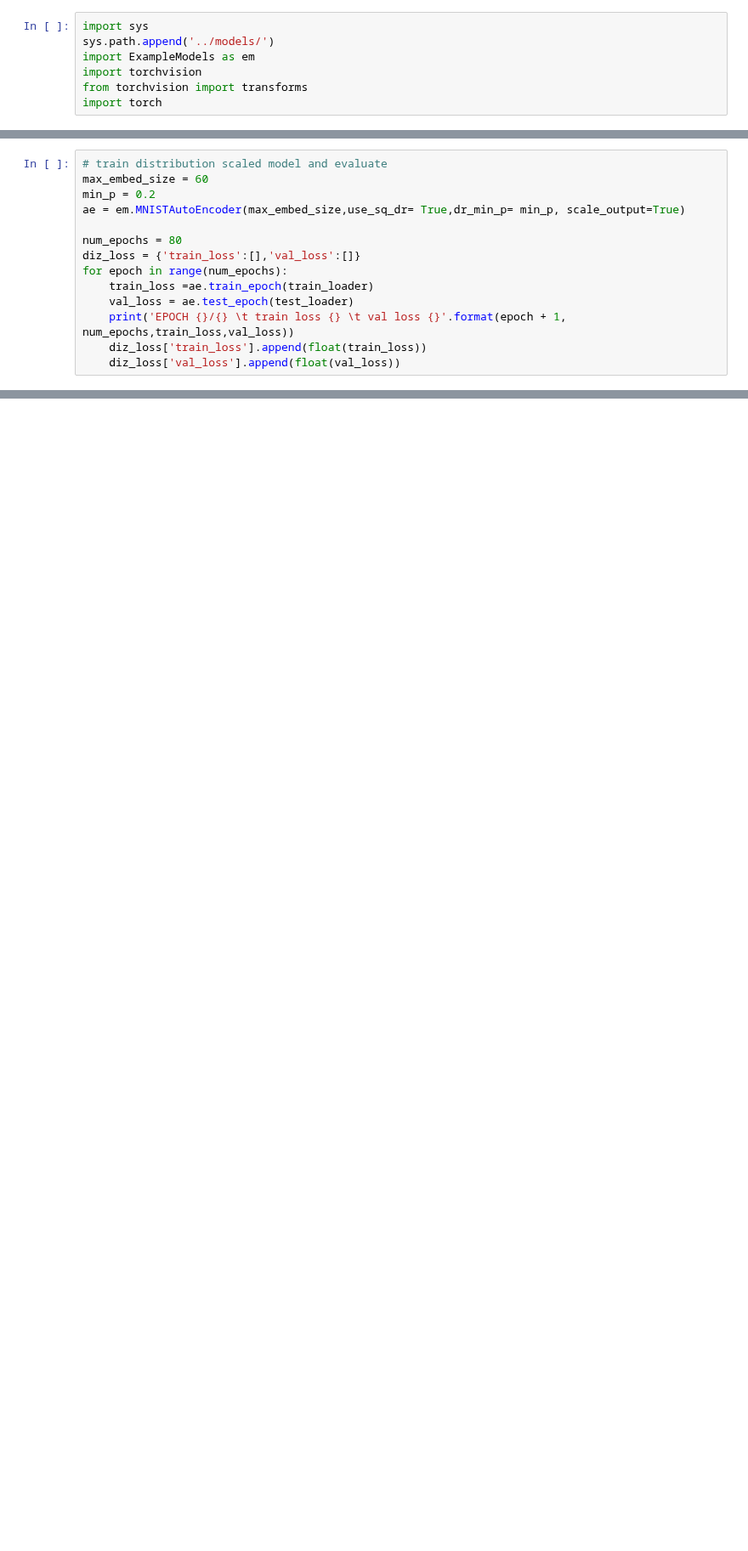
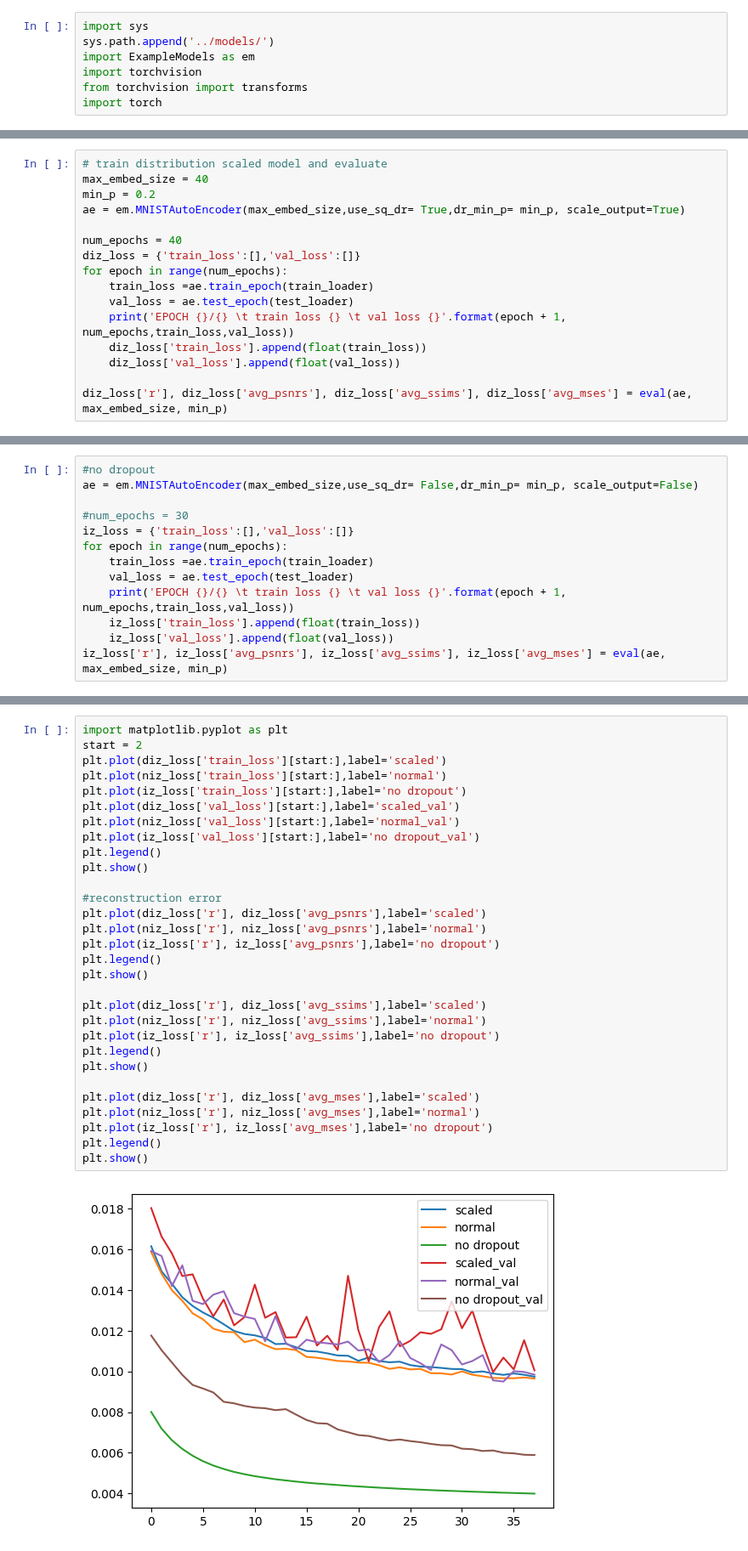
Before and after one commit to MetroStar/sequential-dropout, a Jupyter notebook: experiments/scale_test.ipynb, the cells around one changed output, grey strips where cells are left out. Shown at 85% size. Saved outputs shown, nothing was run; the diff lists cells and outputs as text; blank space fills up the shorter version.

Commit message:
added eval with ae with no dropout

```diff
--- a/experiments/scale_test.ipynb
+++ b/experiments/scale_test.ipynb
@@ -36,10 +80,10 @@ train_dataset, test_dataset, train_loader, test_loader = get_dataset()
 # %%
 # train distribution scaled model and evaluate
-max_embed_size = 60
+max_embed_size = 40
 min_p = 0.2
 ae = em.MNISTAutoEncoder(max_embed_size,use_sq_dr= True,dr_min_p= min_p, scale_output=True)
 
-num_epochs = 80
+num_epochs = 40
 diz_loss = {'train_loss':[],'val_loss':[]}
 for epoch in range(num_epochs):
     train_loss =ae.train_epoch(train_loader)
@@ -47,5 +91,7 @@ for epoch in range(num_epochs):
     print('EPOCH {}/{} \t train loss {} \t val loss {}'.format(epoch + 1, num_epochs,train_loss,val_loss))
     diz_loss['train_loss'].append(float(train_loss))
     diz_loss['val_loss'].append(float(val_loss))
+
+diz_loss['r'], diz_loss['avg_psnrs'], diz_loss['avg_ssims'], diz_loss['avg_mses'] = eval(ae, max_embed_size, min_p)
 # %% [output]
 Selected device: cuda
@@ -115,0 +148,13 @@ plt.show()
+# %%
+#no dropout
+ae = em.MNISTAutoEncoder(max_embed_size,use_sq_dr= False,dr_min_p= min_p, scale_output=False)
+
+#num_epochs = 30
+iz_loss = {'train_loss':[],'val_loss':[]}
+for epoch in range(num_epochs):
+    train_loss =ae.train_epoch(train_loader)
+    val_loss = ae.test_epoch(test_loader)
+    print('EPOCH {}/{} \t train loss {} \t val loss {}'.format(epoch + 1, num_epochs,train_loss,val_loss))
+    iz_loss['train_loss'].append(float(train_loss))
+    iz_loss['val_loss'].append(float(val_loss))
+iz_loss['r'], iz_loss['avg_psnrs'], iz_loss['avg_ssims'], iz_loss['avg_mses'] = eval(ae, max_embed_size, min_p)
@@ -115,0 +179,32 @@ plt.show()
+# %%
+import matplotlib.pyplot as plt
+start = 2
+plt.plot(diz_loss['train_loss'][start:],label='scaled')
+plt.plot(niz_loss['train_loss'][start:],label='normal')
+plt.plot(iz_loss['train_loss'][start:],label='no dropout')
+plt.plot(diz_loss['val_loss'][start:],label='scaled_val')
+plt.plot(niz_loss['val_loss'][start:],label='normal_val')
+plt.plot(iz_loss['val_loss'][start:],label='no dropout_val')
+plt.legend()
+plt.show()
+
+#reconstruction error
+plt.plot(diz_loss['r'], diz_loss['avg_psnrs'],label='scaled')
+plt.plot(niz_loss['r'], niz_loss['avg_psnrs'],label='normal')
+plt.plot(iz_loss['r'], iz_loss['avg_psnrs'],label='no dropout')
+plt.legend()
+plt.show()
+
+plt.plot(diz_loss['r'], diz_loss['avg_ssims'],label='scaled')
+plt.plot(niz_loss['r'], niz_loss['avg_ssims'],label='normal')
+plt.plot(iz_loss['r'], iz_loss['avg_ssims'],label='no dropout')
+plt.legend()
+plt.show()
+
+plt.plot(diz_loss['r'], diz_loss['avg_mses'],label='scaled')
+plt.plot(niz_loss['r'], niz_loss['avg_mses'],label='normal')
+plt.plot(iz_loss['r'], iz_loss['avg_mses'],label='no dropout')
+plt.legend()
+plt.show()
+# %% [output]
+[figure, added]
```
Also changed, not shown: parts of 8 cells of this notebook.
